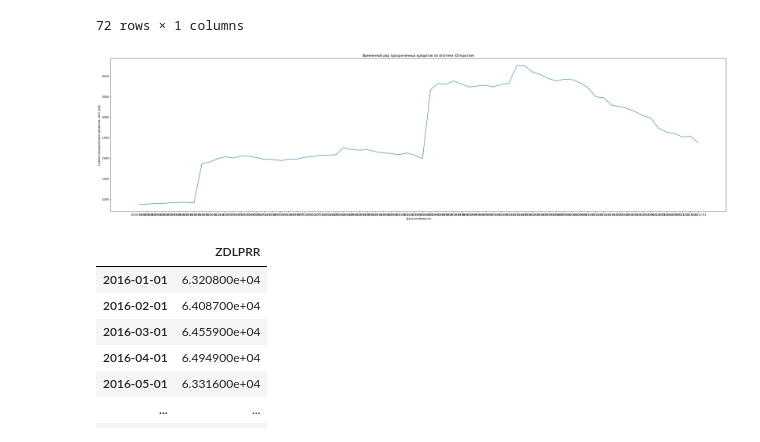
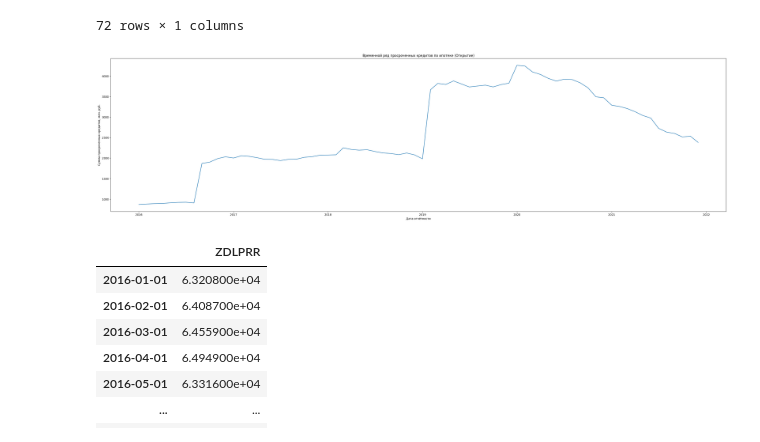
Before and after one commit to JarlPenguin/anomaly_analysis_2025, a Jupyter notebook: analysis.ipynb, the cells around one changed output. Saved outputs shown, nothing was run; the diff lists cells and outputs as text; code cells hidden in the pictures.

```diff
--- a/analysis.ipynb
+++ b/analysis.ipynb
@@ -141,15 +141,15 @@ otkrytiye_ZDLPRR
 # %%
 otkrytiye_ZDLPRR_fig = otkrytiye_ZDLPRR.copy()
 otkrytiye_ZDLPRR_fig["ZDLPRR"] /= 1000
 plt.figure(figsize=(40, 10))
 plt.plot(otkrytiye_ZDLPRR_fig)
-plt.xticks(otkrytiye_ZDLPRR_fig.index)
+#plt.xticks(otkrytiye_ZDLPRR_fig.index)
 plt.xlabel("Дата отчётности")
 plt.ylabel("Сумма просроченных кредитов, млн. руб.")
 plt.title("Временной ряд просроченных кредитов по ипотеке (Открытие)")
 plt.show()
 # %% [output]
-[figure, old version]
+[figure, new version]
 # %%
 #mkb_ZDLPRR = get_ZDLPRR(1978) # МКБ
 mkb_ZDLPRR = get_ZDLPRR(1978, False) # МКБ
```
Also changed, not shown: parts of 3 cells of this notebook.
